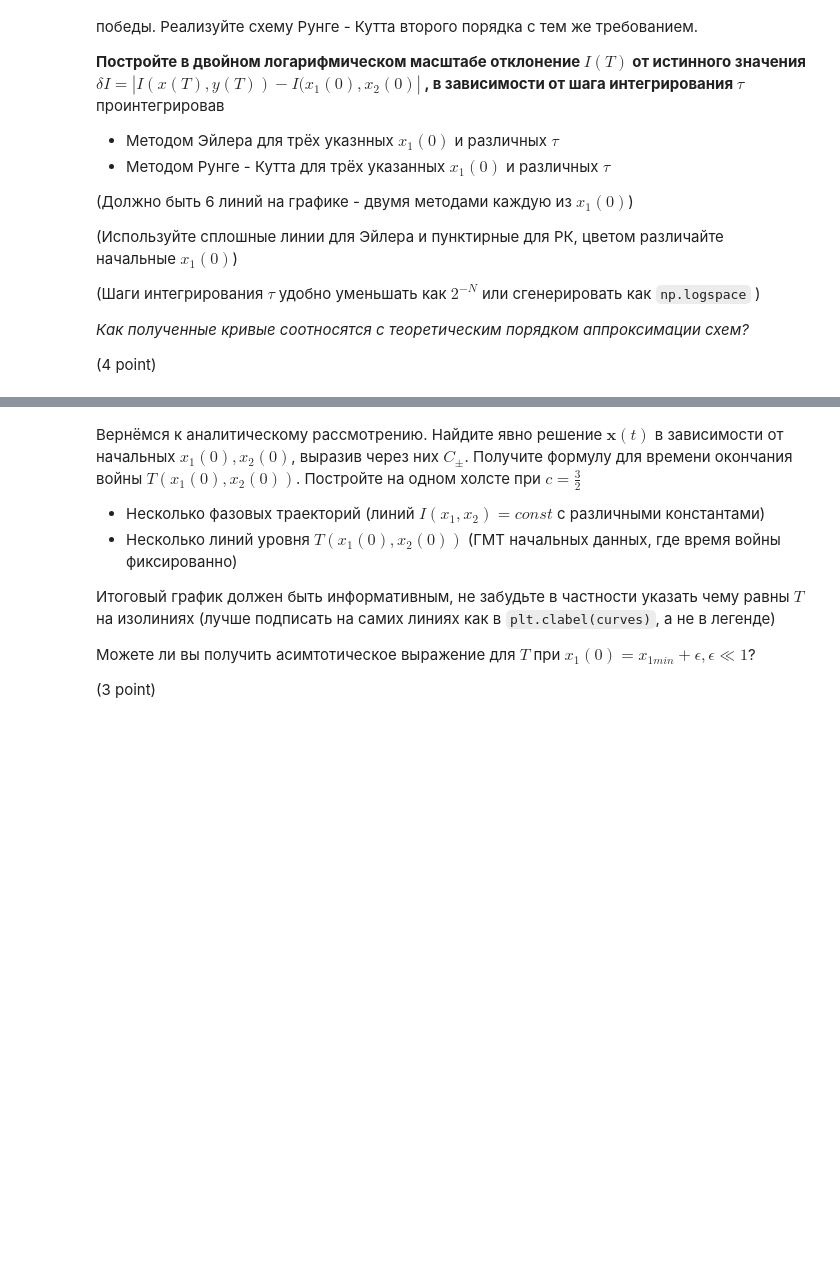
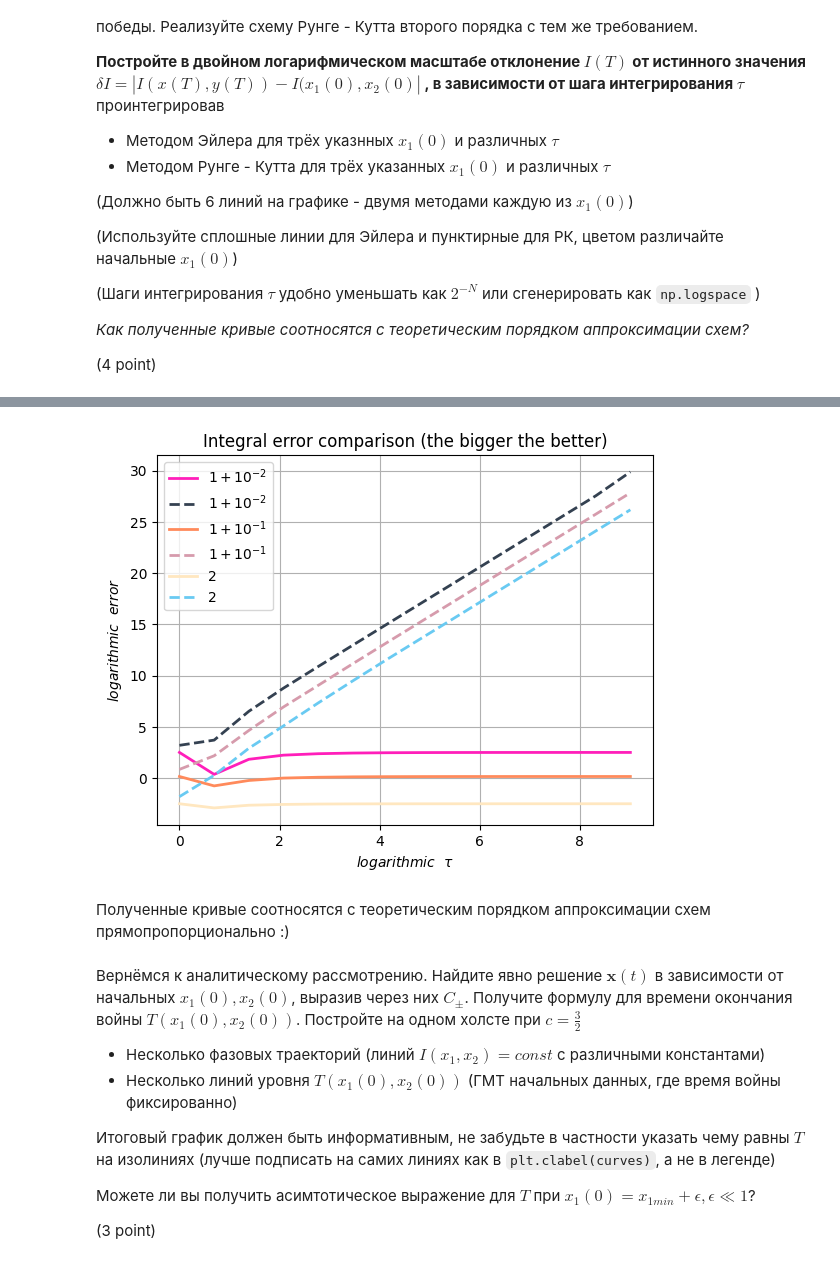
Before and after one commit to underham2ter/comp-phys, a Jupyter notebook: IVP_ODE.ipynb, the cells around one changed output, grey strips where cells are left out. Saved outputs shown, nothing was run; the diff lists cells and outputs as text; code cells hidden in the pictures; blank space fills up the shorter version.

```diff
--- a/IVP_ODE.ipynb
+++ b/IVP_ODE.ipynb
@@ -298,3 +345,83 @@ for u0 in u0_:
+# %%
+u0_=[[np.sqrt(2)*(1+10**(-2)),1],[np.sqrt(2)*(1+10**(-1)), 1],[np.sqrt(2)*2, 1]]
+C = [[0, -2],[-1, 0]]
+
+
+def BE_Integral_Of_Waaaar(A, u0, I_0, dt):
+    """Решает еще лучше!"""
+    y, k = [], 0
+    y.append(u0)
+
+    C2 = 1-dt*A[1][1] - (dt**2 * A[1][0] * A[0][1])/(1-dt*A[0][0])
+    K2 = dt*A[1][0]/(1-dt*A[0][0])
+
+    while True:
+
+
+        y_next = (K2 * y[k][0] + y[k][1])/C2
+        x_next = (y[k][0] + dt * A[0][1] * y_next)/(1 - dt * A[0][0])
+
+        y.append([x_next, y_next])
+        if y_next <= 0 or x_next <= 0: break
+        k+=1
+
+    I = -abs(A[0][1]*y_next**2+x_next**2)
+    dI = -np.log(np.abs(I-I_0))
+    return dI
+
+
+def kek(A, u0, I_0, dt):
+    """(kek)"""
+
+    y, k = [], 0
+    y.append(u0)
+
+    C2 = 1-dt*A[1][1] - (dt**2 * A[1][0] * A[0][1])/(1-dt*A[0][0])
+    K2 = dt*A[1][0]/(1-dt*A[0][0])
+    while True:
+
+
+        y_ = (K2 * y[k][0] + y[k][1])/C2
+        x_ = (y[k][0] + dt * A[0][1] * y_)/(1 - dt * A[0][0])
+        y_next = y[k][1] + dt/2*(A[1][0]*y[k][0]+A[1][1]*y[k][1]+A[1][0]*x_+A[1][1]*y_)
+        x_next = y[k][0] + dt/2*(A[0][0]*y[k][0]+A[0][1]*y[k][1]+A[0][0]*x_+A[0][1]*y_)
+
+        y.append([x_next, y_next])
+
+        if y_next <= 0 or x_next <= 0: break
+        k+=1
+
+    I = abs(A[0][1]*y_next**2+x_next**2)
+    dI = -np.log(np.abs(I-I_0))
+    return dI
+
+labels = ["$1+10^{-2}$","$1+10^{-1}$","2"]
+for u0 in u0_:
+    I_0 = abs(C[0][1]*u0[1]**2+u0[0]**2)
+    i, dt, alpha = 1, 1, 1
+    tt, dI_BE, dI_RK = [], [], []
+    while dt > 10**(-4):
+
+        tt.append(-np.log(dt))
+
+        dI_BE.append(BE_Integral_Of_Waaaar(C, u0=u0, I_0=I_0, dt=dt))
+        dI_RK.append(kek(C, u0=u0, I_0=I_0, dt=dt))
+        dt = alpha*2**(-i)
+        i += 1
+    plt.ylabel("$logarithmic~~error$")
+    plt.xlabel("$logarithmic~~\\tau$")
+    plt.plot(tt, dI_BE, '-', lw=2, color=('#%06X' % randint(0xFF00FF, 0xFFFAFF)),label=labels[0])
+    plt.plot(tt, dI_RK, '--', lw=2, color=('#%06X' % randint(0x110011, 0xFF00FF)),label=labels[0])
+    labels.pop(0)
+
+plt.title("Integral error comparison (the bigger the better)")
+plt.grid(True)
+plt.legend()
+plt.show()
+# %% [output]
+[figure, added]
+# %% [markdown]
+Полученные кривые соотносятся с теоретическим порядком аппроксимации схем прямопропорционально :)
 # %% [markdown]
 Вернёмся к аналитическому рассмотрению.
 Найдите явно решение $\mathbf{x}(t)$ в зависимости от начальных $x_1(0), x_2(0)$, выразив через них $C_{\pm}$.
```
Also changed, not shown: parts of 2 cells of this notebook, 1 other file.
